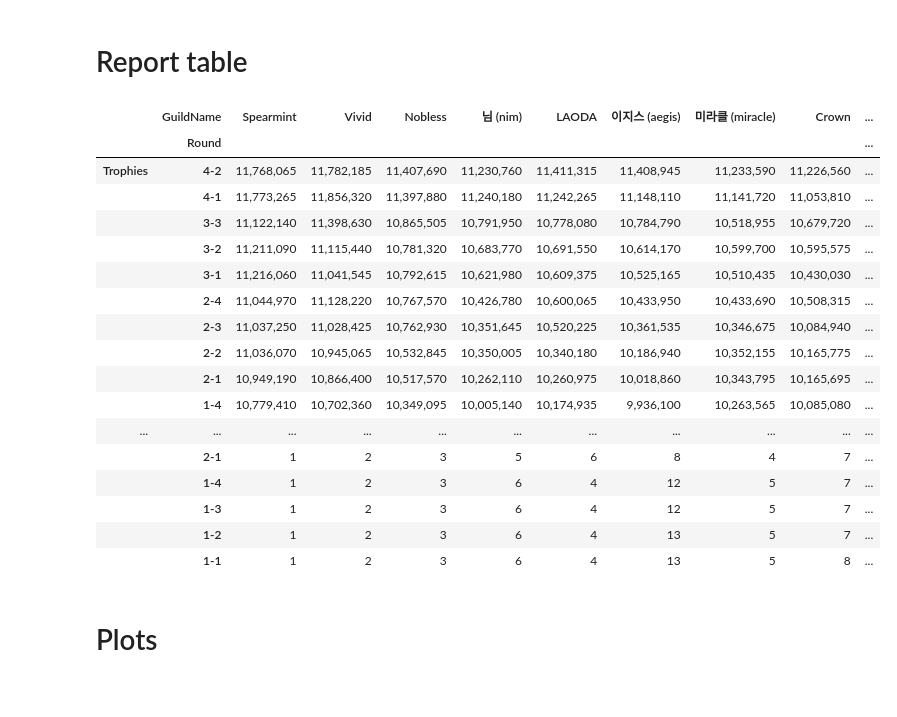
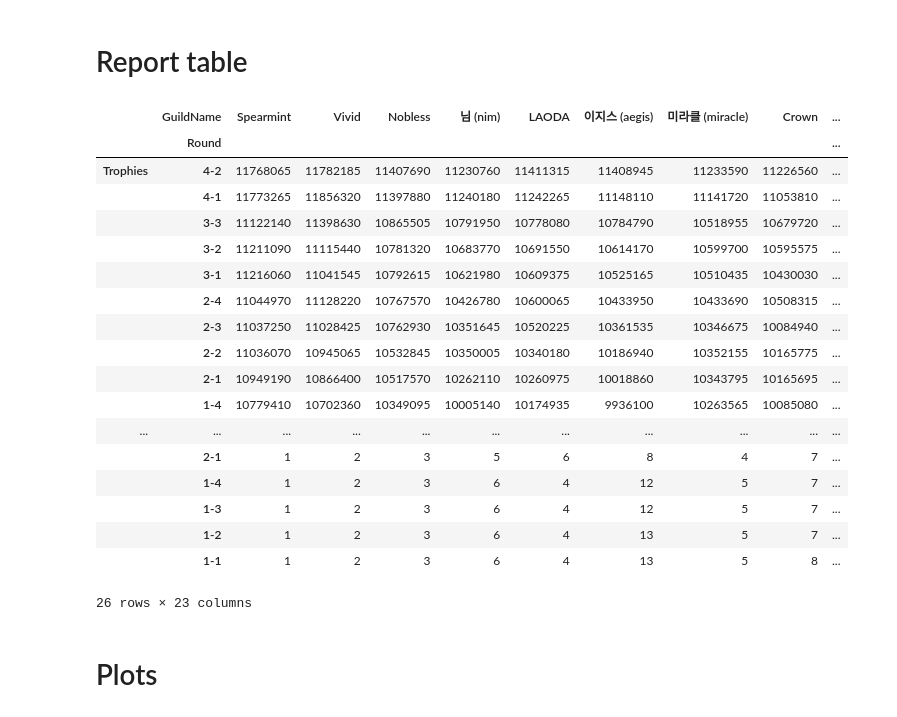
Before and after one commit to nutthawootp/CRK_guild_boss, a Jupyter notebook: report.ipynb, the cells around one changed output. Cells and saved outputs as stored; diff of their text form; code cells hidden in the pictures.

```diff
--- a/report.ipynb
+++ b/report.ipynb
@@ -188,38 +218,41 @@ def style_table(df: pd.DataFrame):
 # %%
 rep_table = (
     data.pivot_table(
         index="GuildName",
         columns=["Round"],
         values=["Rank", "Trophies"],
         aggfunc="max",
         observed=True,
     )
     .sort_index(axis=1, ascending=False)
     .sort_values(by=("Rank", "3-2"))
 )
 
 rep_table.rename(index=rename_idx, inplace=True)
 
-style_table(rep_table.T)
+rep_table = rep_table.astype("Int64")
+
+rep_table.T
 # %% [output]
 |  | GuildName | Spearmint | Vivid | Nobless | 님 (nim) | LAODA | 이지스 (aegis) | 미라클 (miracle) | Crown | ... |
 |  | Round |  |  |  |  |  |  |  |  | ... |
-| Trophies | 4-2 | 11,768,065 | 11,782,185 | 11,407,690 | 11,230,760 | 11,411,315 | 11,408,945 | 11,233,590 | 11,226,560 | ... |
-|  | 4-1 | 11,773,265 | 11,856,320 | 11,397,880 | 11,240,180 | 11,242,265 | 11,148,110 | 11,141,720 | 11,053,810 | ... |
-|  | 3-3 | 11,122,140 | 11,398,630 | 10,865,505 | 10,791,950 | 10,778,080 | 10,784,790 | 10,518,955 | 10,679,720 | ... |
-|  | 3-2 | 11,211,090 | 11,115,440 | 10,781,320 | 10,683,770 | 10,691,550 | 10,614,170 | 10,599,700 | 10,595,575 | ... |
-|  | 3-1 | 11,216,060 | 11,041,545 | 10,792,615 | 10,621,980 | 10,609,375 | 10,525,165 | 10,510,435 | 10,430,030 | ... |
-|  | 2-4 | 11,044,970 | 11,128,220 | 10,767,570 | 10,426,780 | 10,600,065 | 10,433,950 | 10,433,690 | 10,508,315 | ... |
-|  | 2-3 | 11,037,250 | 11,028,425 | 10,762,930 | 10,351,645 | 10,520,225 | 10,361,535 | 10,346,675 | 10,084,940 | ... |
-|  | 2-2 | 11,036,070 | 10,945,065 | 10,532,845 | 10,350,005 | 10,340,180 | 10,186,940 | 10,352,155 | 10,165,775 | ... |
-|  | 2-1 | 10,949,190 | 10,866,400 | 10,517,570 | 10,262,110 | 10,260,975 | 10,018,860 | 10,343,795 | 10,165,695 | ... |
-|  | 1-4 | 10,779,410 | 10,702,360 | 10,349,095 | 10,005,140 | 10,174,935 | 9,936,100 | 10,263,565 | 10,085,080 | ... |
+| Trophies | 4-2 | 11768065 | 11782185 | 11407690 | 11230760 | 11411315 | 11408945 | 11233590 | 11226560 | ... |
+|  | 4-1 | 11773265 | 11856320 | 11397880 | 11240180 | 11242265 | 11148110 | 11141720 | 11053810 | ... |
+|  | 3-3 | 11122140 | 11398630 | 10865505 | 10791950 | 10778080 | 10784790 | 10518955 | 10679720 | ... |
+|  | 3-2 | 11211090 | 11115440 | 10781320 | 10683770 | 10691550 | 10614170 | 10599700 | 10595575 | ... |
+|  | 3-1 | 11216060 | 11041545 | 10792615 | 10621980 | 10609375 | 10525165 | 10510435 | 10430030 | ... |
+|  | 2-4 | 11044970 | 11128220 | 10767570 | 10426780 | 10600065 | 10433950 | 10433690 | 10508315 | ... |
+|  | 2-3 | 11037250 | 11028425 | 10762930 | 10351645 | 10520225 | 10361535 | 10346675 | 10084940 | ... |
+|  | 2-2 | 11036070 | 10945065 | 10532845 | 10350005 | 10340180 | 10186940 | 10352155 | 10165775 | ... |
+|  | 2-1 | 10949190 | 10866400 | 10517570 | 10262110 | 10260975 | 10018860 | 10343795 | 10165695 | ... |
+|  | 1-4 | 10779410 | 10702360 | 10349095 | 10005140 | 10174935 | 9936100 | 10263565 | 10085080 | ... |
 | ... | ... | ... | ... | ... | ... | ... | ... | ... | ... | ... |
 |  | 2-1 | 1 | 2 | 3 | 5 | 6 | 8 | 4 | 7 | ... |
 |  | 1-4 | 1 | 2 | 3 | 6 | 4 | 12 | 5 | 7 | ... |
 |  | 1-3 | 1 | 2 | 3 | 6 | 4 | 12 | 5 | 7 | ... |
 |  | 1-2 | 1 | 2 | 3 | 6 | 4 | 13 | 5 | 7 | ... |
 |  | 1-1 | 1 | 2 | 3 | 6 | 4 | 13 | 5 | 8 | ... |
+26 rows × 23 columns
 # %% [markdown]
 # Plots
 # %% [markdown]
```
Also changed, not shown: parts of 21 cells of this notebook, 8 other files.
